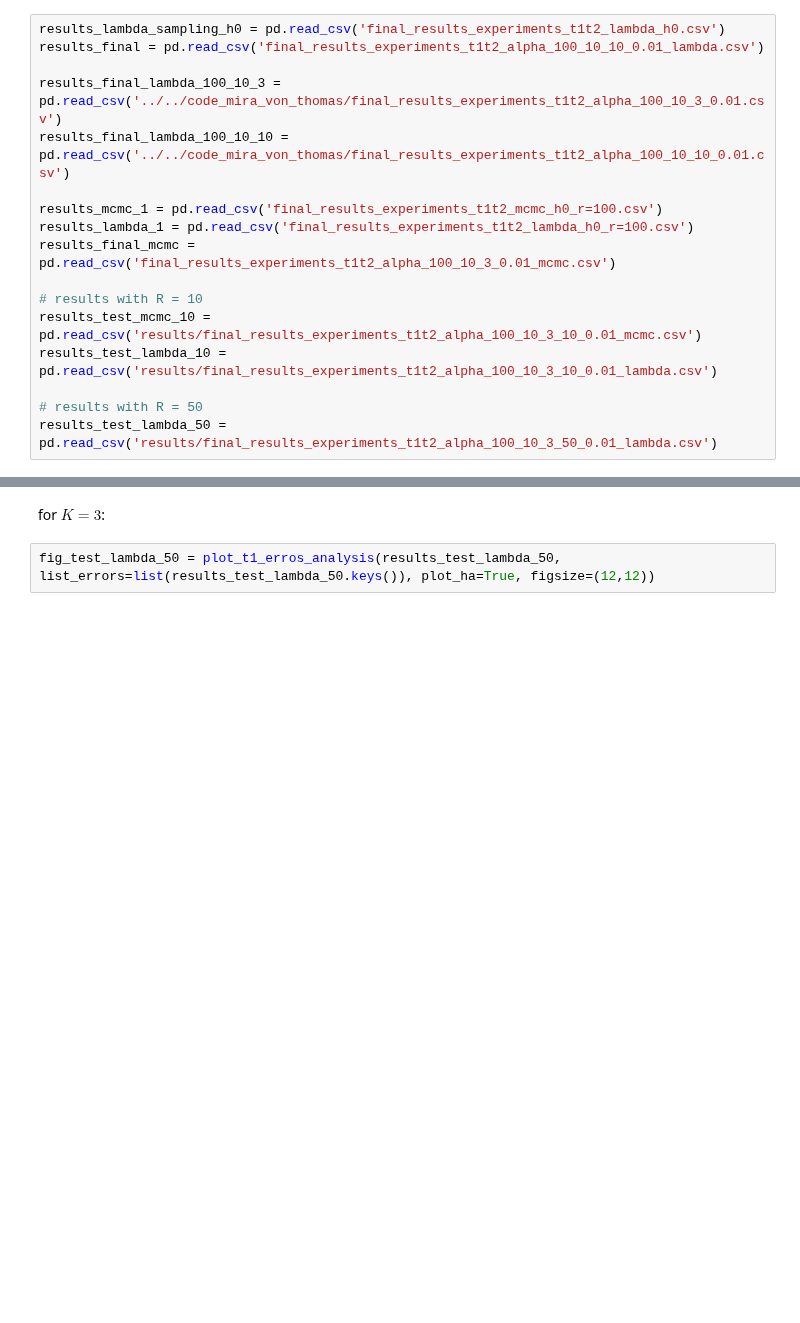
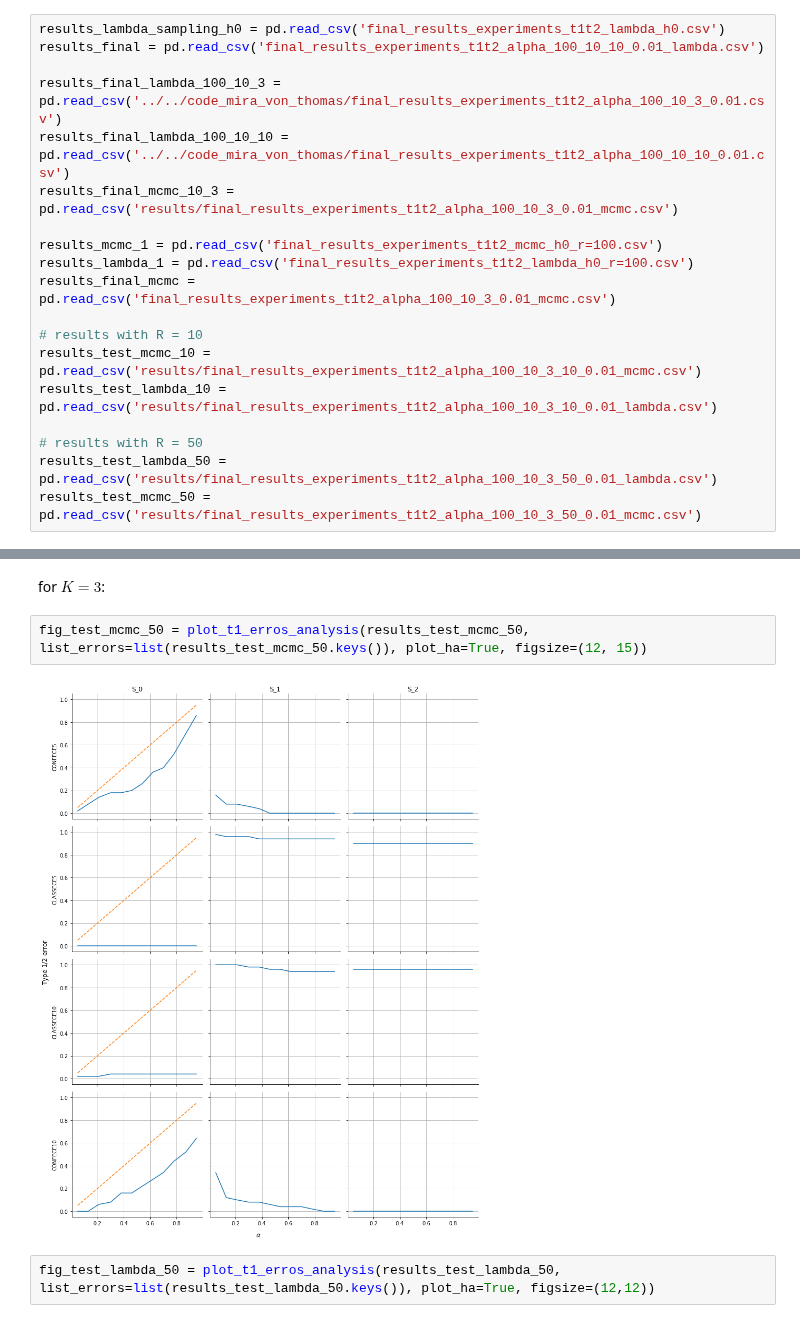
Before and after one commit to mkjuergens/EnsembleCalibration, a Jupyter notebook: ensemblecalibration/calibration/results_t1_t2.ipynb, the cells around one changed output, grey strips where cells are left out. Saved outputs shown, nothing was run; the diff lists cells and outputs as text; blank space fills up the shorter version.

Commit message:
pudate results of t1 t2 evaluation

```diff
--- a/ensemblecalibration/calibration/results_t1_t2.ipynb
+++ b/ensemblecalibration/calibration/results_t1_t2.ipynb
@@ -17,6 +17,7 @@ results_final = pd.read_csv('final_results_experiments_t1t2_alpha_100_10_10_0.01
 
 results_final_lambda_100_10_3 = pd.read_csv('../../code_mira_von_thomas/final_results_experiments_t1t2_alpha_100_10_3_0.01.csv')
 results_final_lambda_100_10_10 = pd.read_csv('../../code_mira_von_thomas/final_results_experiments_t1t2_alpha_100_10_10_0.01.csv')
+results_final_mcmc_10_3 = pd.read_csv('results/final_results_experiments_t1t2_alpha_100_10_3_0.01_mcmc.csv')
 
 results_mcmc_1 = pd.read_csv('final_results_experiments_t1t2_mcmc_h0_r=100.csv')
 results_lambda_1 = pd.read_csv('final_results_experiments_t1t2_lambda_h0_r=100.csv')
@@ -28,6 +29,7 @@ results_test_lambda_10 = pd.read_csv('results/final_results_experiments_t1t2_alp
 
 # results with R = 50
 results_test_lambda_50 = pd.read_csv('results/final_results_experiments_t1t2_alpha_100_10_3_50_0.01_lambda.csv')
+results_test_mcmc_50 = pd.read_csv('results/final_results_experiments_t1t2_alpha_100_10_3_50_0.01_mcmc.csv')
 # %% [markdown]
 ### 1. Experiment. $R=10$ number of resamplings, $N=100$, $M=10$, $K=3$
 # %% [markdown]
@@ -46,6 +48,10 @@ fig_test_lambda = plot_t1_erros_analysis(results_test_lambda_10, list_errors=lis
 #### $R=50$, $N=100$, $M=10$
 # %% [markdown]
 for $K=3$:
+# %%
+fig_test_mcmc_50 = plot_t1_erros_analysis(results_test_mcmc_50, list_errors=list(results_test_mcmc_50.keys()), plot_ha=True, figsize=(12, 15))
+# %% [output]
+[figure, added]
 # %%
 fig_test_lambda_50 = plot_t1_erros_analysis(results_test_lambda_50, list_errors=list(results_test_lambda_50.keys()), plot_ha=True, figsize=(12,12))
 # %% [output]
```
Also changed, not shown: parts of 3 cells of this notebook.
